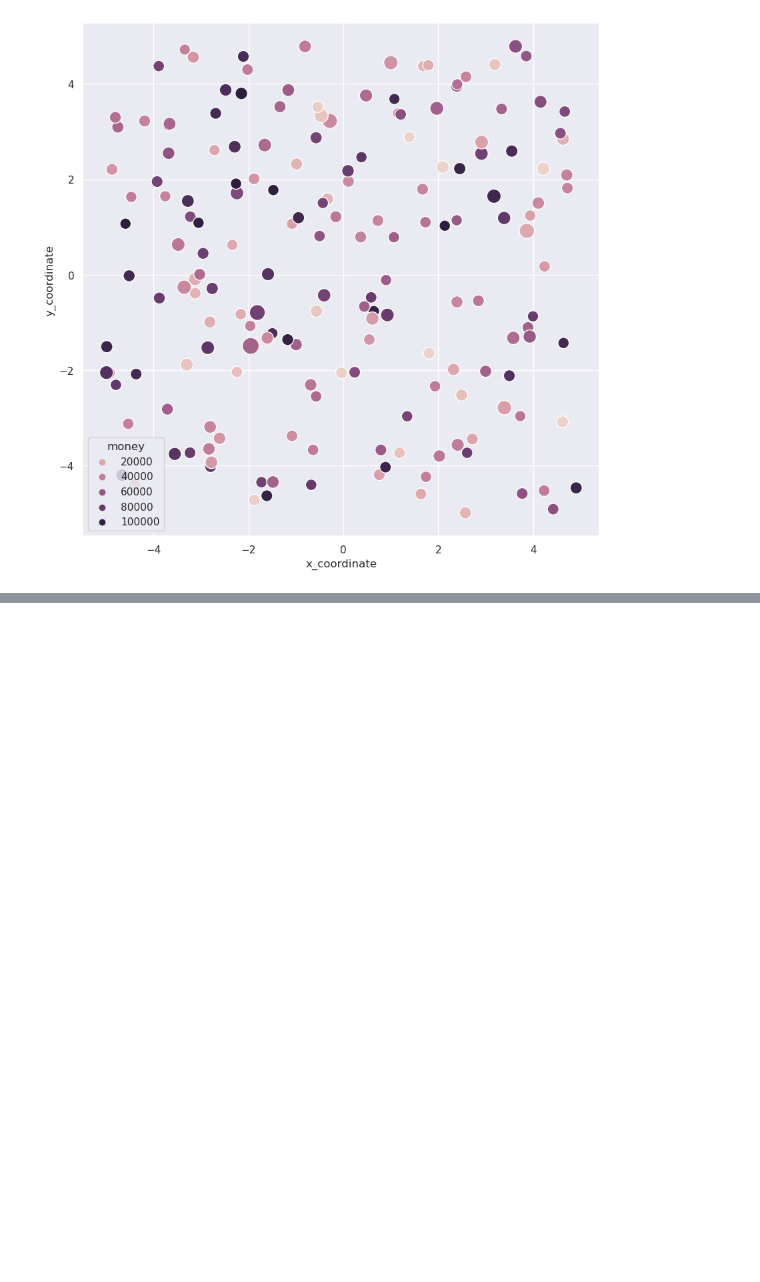
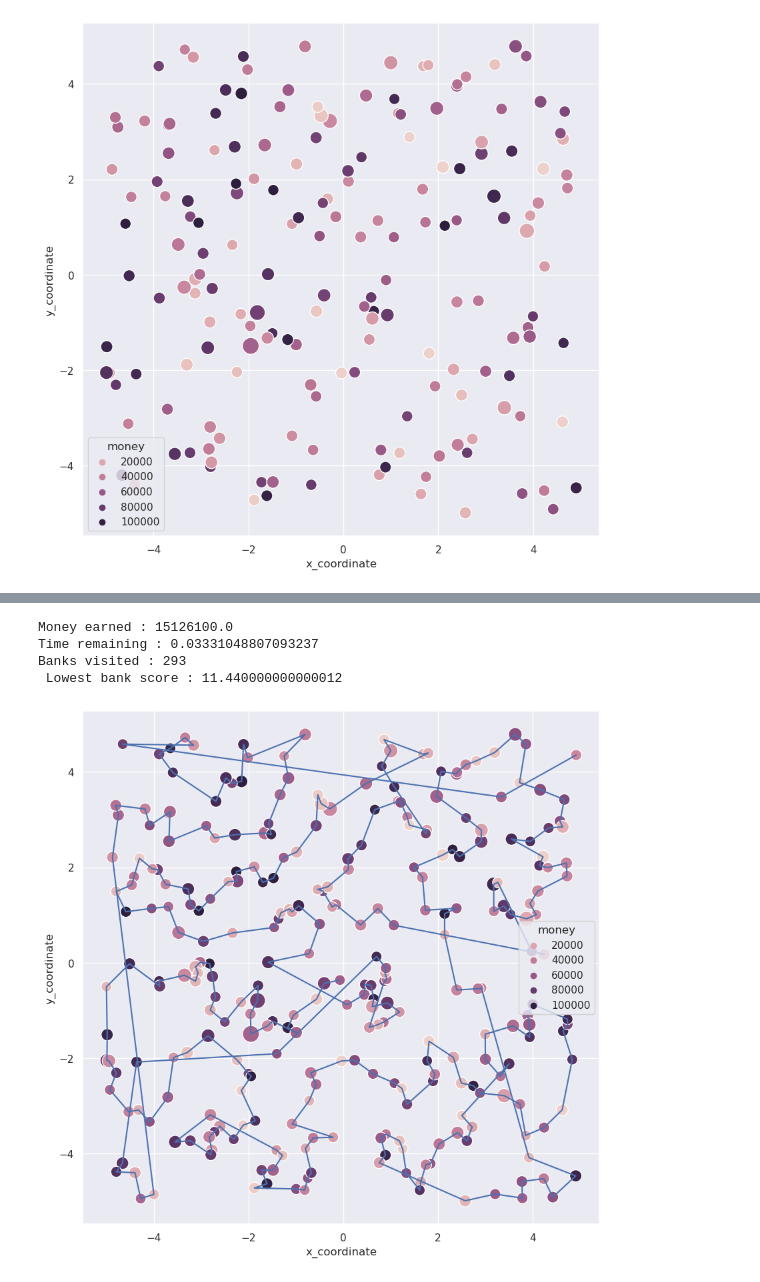
Before and after one commit to pavel-borovikov/algorithms_project, a Jupyter notebook: bank_heist.ipynb, the cells around one changed output, grey strips where cells are left out. Drawn from its saved outputs; the diff is of its cells as text; code cells hidden in the pictures; blank space fills up the shorter version.

```diff
--- a/bank_heist.ipynb
+++ b/bank_heist.ipynb
@@ -190,0 +145,46 @@ nearest_neighbour(test_df)
+# %%
+threshold = 12
+increments = 0.01
+
+best_money = float('-inf')
+best_time_remaining = float('-inf')
+best_route = []
+
+for i in range(int(threshold/increments)):
+    mask = df.loc[(df['score'] >= threshold)]
+    test_df = mask[['x_coordinate','y_coordinate']]
+
+    # using a nearest neighbour algorithm
+    # with start position at 0,0 then reversed
+    # the 0,0 will be the end point of this project
+    solution = nearest_neighbour_path(test_df, start_position=[0,0])
+
+    # the check solution function looks at the euclidean distances
+    # between each given bank id
+    try:
+        total_money, time_remaining = check_solution(solution, df)
+
+        if total_money > best_money:
+            best_money = total_money
+            best_time_remaining = time_remaining
+            best_route = solution
+
+        threshold -= increments
+
+    except:
+        break
+
+print(f'Money earned : {best_money}\nTime remaining : {best_time_remaining}\nBanks visited : {len(best_route)}\n Lowest bank score : {threshold}')
+# %% [output]
+Money earned : 15126100.0
+Time remaining : 0.03331048807093237
+Banks visited : 293
+ Lowest bank score : 11.440000000000012
+# %%
+best_df = df.iloc[best_route]
+
+sns.scatterplot(x=best_df['x_coordinate'], y=best_df['y_coordinate'], hue=best_df['money'], s=best_df['score']**2)
+plt.plot(best_df['x_coordinate'], best_df['y_coordinate'])
+plt.show()
+# %% [output]
+[figure, added]
```
Also changed, not shown: parts of 6 cells of this notebook.
